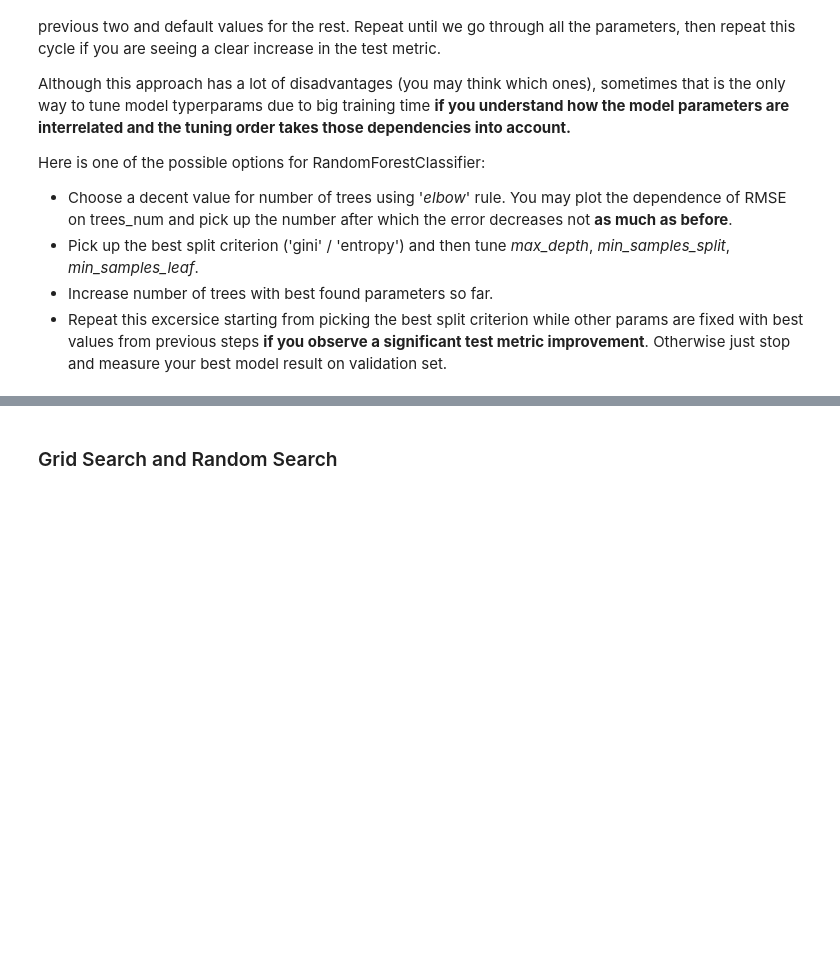
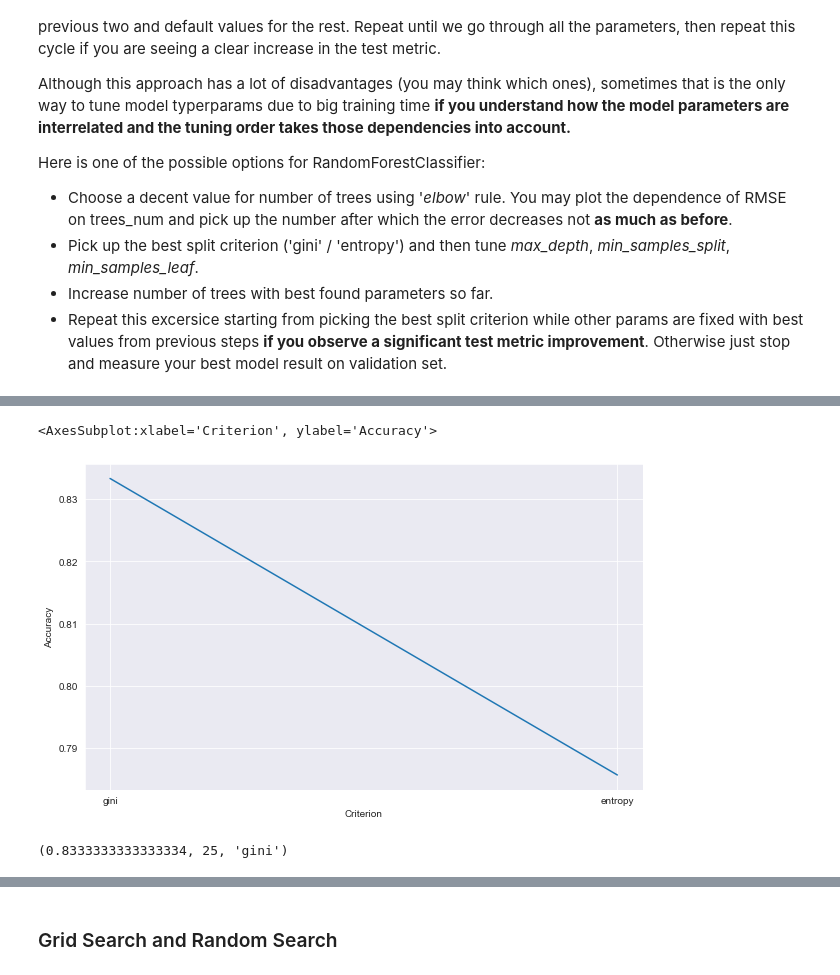
Before and after one commit to andapka/Rolling-Scopes-course, a Jupyter notebook: 6_Trees/trees_shchahlou.ipynb, the cells around one changed output, grey strips where cells are left out. Cells and saved outputs as stored; diff of their text form; code cells hidden in the pictures; blank space fills up the shorter version.

```diff
--- a/6_Trees/trees_shchahlou.ipynb
+++ b/6_Trees/trees_shchahlou.ipynb
@@ -629,0 +484,2 @@ np.max(accuracy_results), best_number_2, best_criterion, best_criterion_2, best_
+# %%
+best_number = n_estimators[np.argmax(accuracy_test)]
@@ -629,0 +490,17 @@ np.max(accuracy_results), best_number_2, best_criterion, best_criterion_2, best_
+# %%
+criterion = ['gini', 'entropy']
+accuracy_test = []
+# %%
+clf = RandomForestClassifier(n_estimators=best_number, random_state=42)
+for element in criterion:
+    clf.set_params(criterion=element)
+    clf.fit(X_train, y_train)
+    y_pred_test = clf.predict(X_test)
+    accuracy_test.append(accuracy_score(y_test, y_pred_test))
+# %%
+plt.figure(figsize=(10,6))
+accuracy_df = pd.DataFrame({'Criterion': criterion, 'Accuracy': accuracy_test})
+sns.lineplot(data=accuracy_df, x="Criterion", y="Accuracy")
+# %% [output]
+<AxesSubplot:xlabel='Criterion', ylabel='Accuracy'>
+[figure, added]
@@ -629,0 +509,4 @@ np.max(accuracy_results), best_number_2, best_criterion, best_criterion_2, best_
+# %%
+np.max(accuracy_test), best_number, best_criterion
+# %% [output]
+(0.8333333333333334, 25, 'gini')
```
Also changed, not shown: parts of 61 cells of this notebook, 1 other file.
